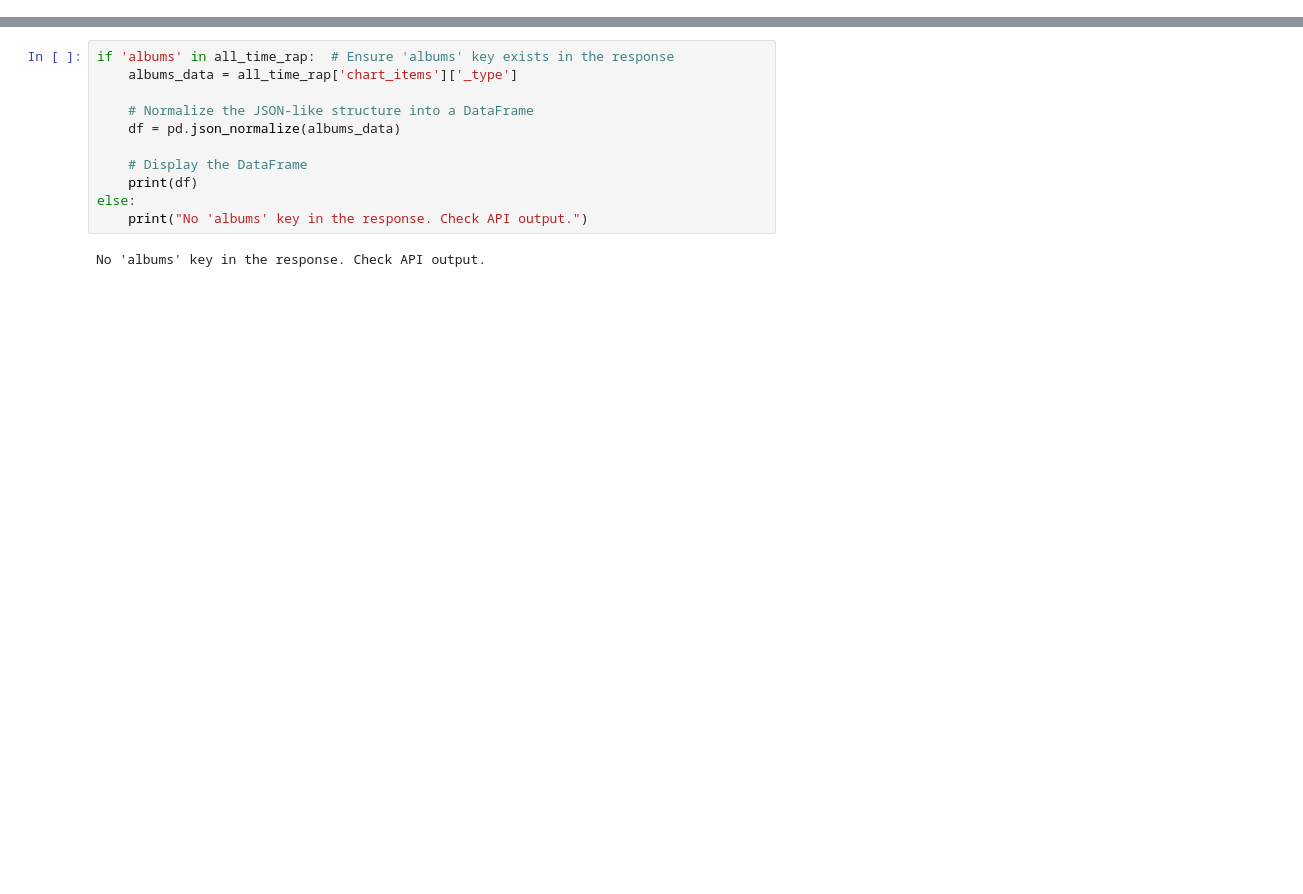
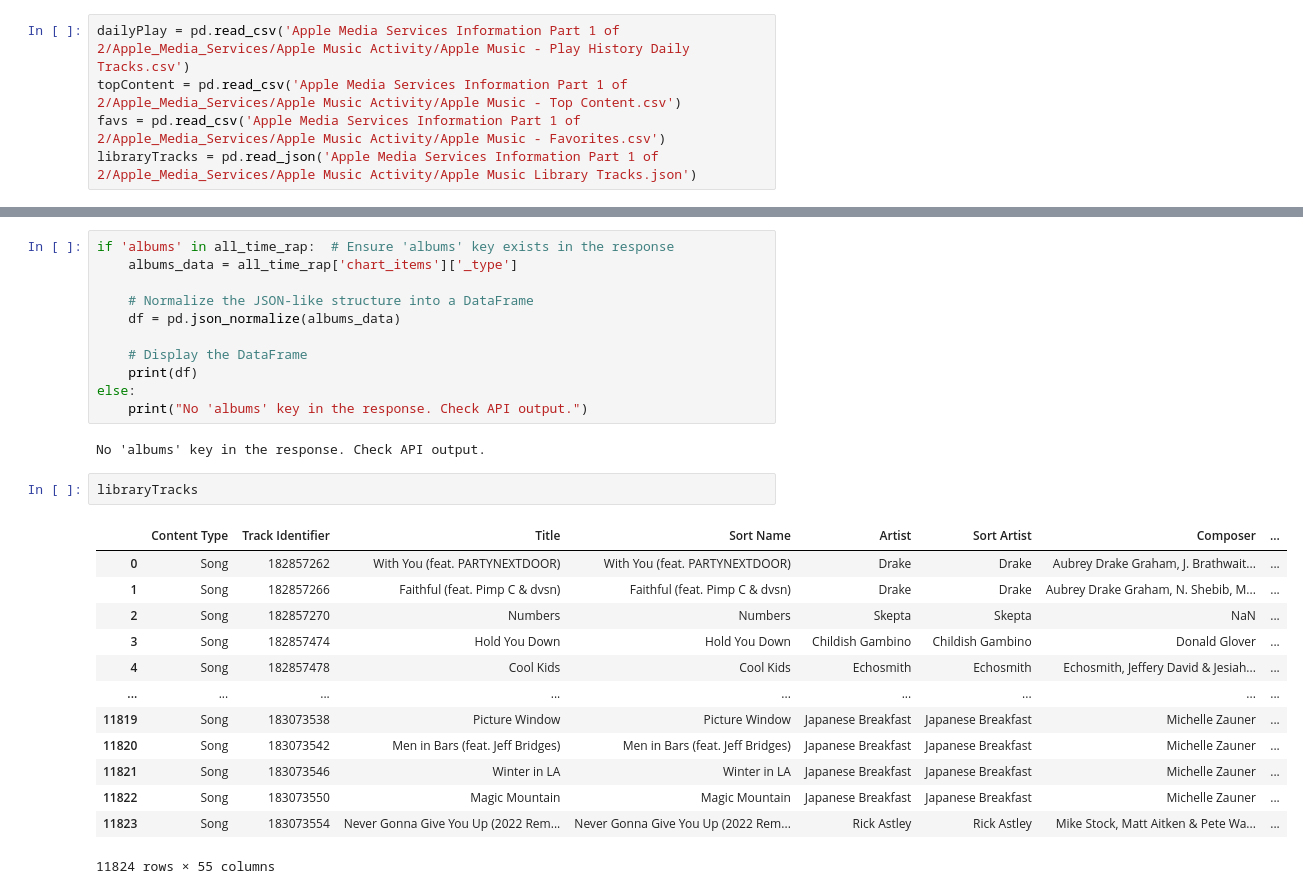
Before and after one commit to kurt-jr/Genius, a Jupyter notebook: Genius.ipynb, the cells around one changed output, grey strips where cells are left out. Drawn from its saved outputs; the diff is of its cells as text; blank space fills up the shorter version.

Commit message:
added personal library

```diff
--- a/Genius.ipynb
+++ b/Genius.ipynb
@@ -10,6 +10,11 @@ import dotenv
 import sys
 import lyricsgenius # a wrapper around requests that works specifically with the Genius API
 sys.tracebacklimit = 0 # turn off the error tracebacks
+# %%
+dailyPlay = pd.read_csv('Apple Media Services Information Part 1 of 2/Apple_Media_Services/Apple Music Activity/Apple Music - Play History Daily Tracks.csv')
+topContent = pd.read_csv('Apple Media Services Information Part 1 of 2/Apple_Media_Services/Apple Music Activity/Apple Music - Top Content.csv')
+favs = pd.read_csv('Apple Media Services Information Part 1 of 2/Apple_Media_Services/Apple Music Activity/Apple Music - Favorites.csv')
+libraryTracks = pd.read_json('Apple Media Services Information Part 1 of 2/Apple_Media_Services/Apple Music Activity/Apple Music Library Tracks.json')
 # %% [markdown]
 Genius API Documentation: https://docs.genius.com/#/getting-started-h1
 # %%
@@ -188,3 +193,19 @@ else:
     print("No 'albums' key in the response. Check API output.")
 # %% [output]
 No 'albums' key in the response. Check API output.
+# %%
+libraryTracks
+# %% [output]
+|  | Content Type | Track Identifier | Title | Sort Name | Artist | Sort Artist | Composer | ... |
+| 0 | Song | 182857262 | With You (feat. PARTYNEXTDOOR) | With You (feat. PARTYNEXTDOOR) | Drake | Drake | Aubrey Drake Graham, J. Brathwait... | ... |
+| 1 | Song | 182857266 | Faithful (feat. Pimp C & dvsn) | Faithful (feat. Pimp C & dvsn) | Drake | Drake | Aubrey Drake Graham, N. Shebib, M... | ... |
+| 2 | Song | 182857270 | Numbers | Numbers | Skepta | Skepta | NaN | ... |
+| 3 | Song | 182857474 | Hold You Down | Hold You Down | Childish Gambino | Childish Gambino | Donald Glover | ... |
+| 4 | Song | 182857478 | Cool Kids | Cool Kids | Echosmith | Echosmith | Echosmith, Jeffery David & Jesiah... | ... |
+| ... | ... | ... | ... | ... | ... | ... | ... | ... |
+| 11819 | Song | 183073538 | Picture Window | Picture Window | Japanese Breakfast | Japanese Breakfast | Michelle Zauner | ... |
+| 11820 | Song | 183073542 | Men in Bars (feat. Jeff Bridges) | Men in Bars (feat. Jeff Bridges) | Japanese Breakfast | Japanese Breakfast | Michelle Zauner | ... |
+| 11821 | Song | 183073546 | Winter in LA | Winter in LA | Japanese Breakfast | Japanese Breakfast | Michelle Zauner | ... |
+| 11822 | Song | 183073550 | Magic Mountain | Magic Mountain | Japanese Breakfast | Japanese Breakfast | Michelle Zauner | ... |
+| 11823 | Song | 183073554 | Never Gonna Give You Up (2022 Rem... | Never Gonna Give You Up (2022 Rem... | Rick Astley | Rick Astley | Mike Stock, Matt Aitken & Pete Wa... | ... |
+11824 rows × 55 columns
```
Also changed, not shown: parts of 2 cells of this notebook, 5 other files.
